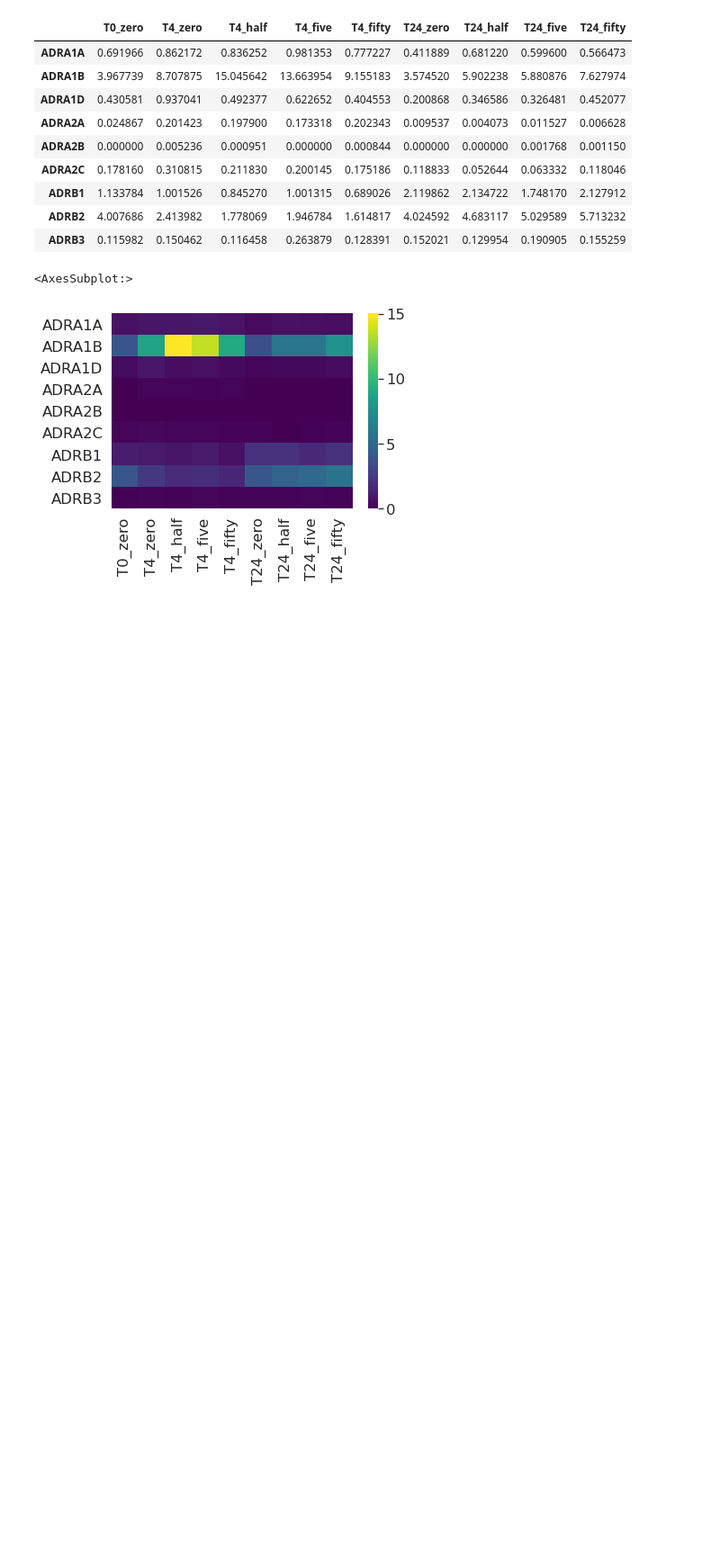
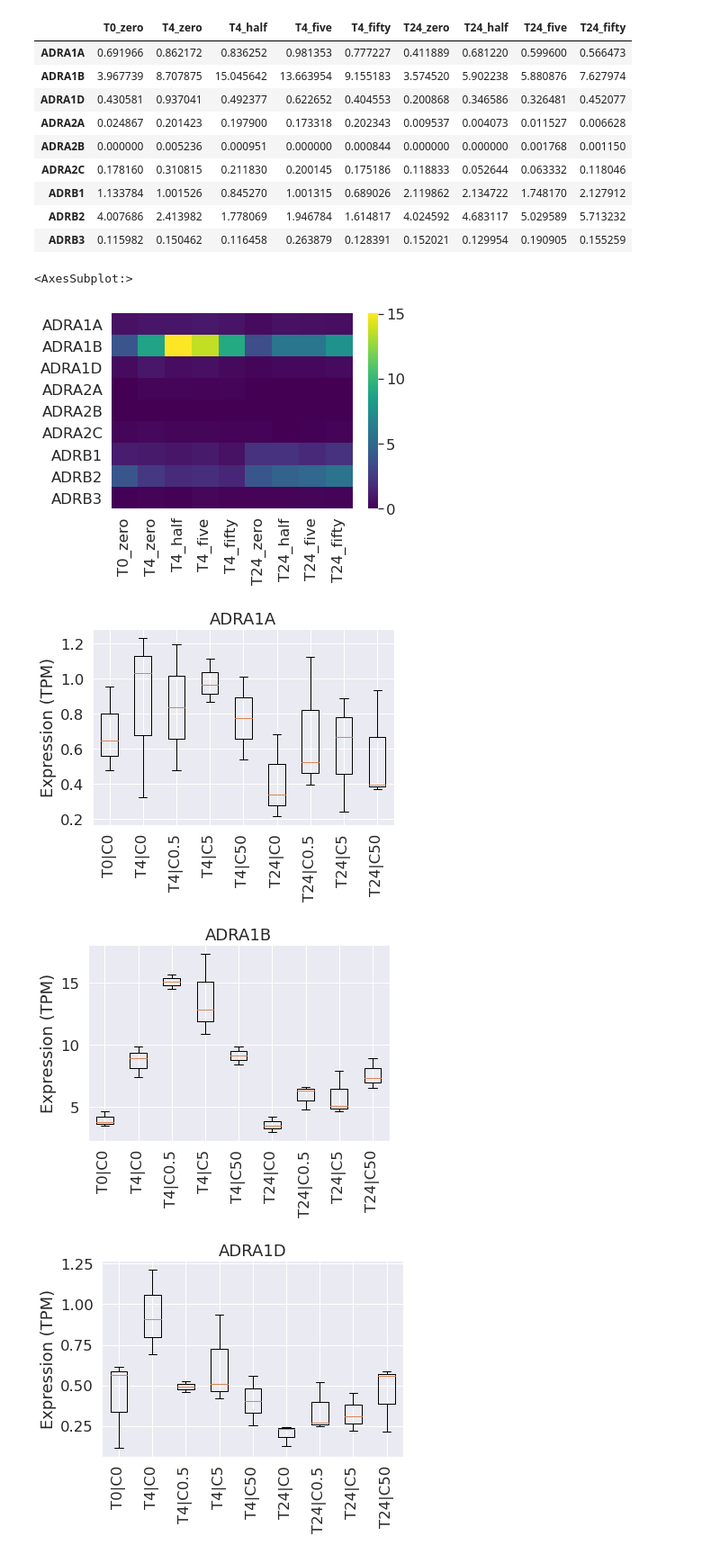
Before and after one commit to adelomana/vigur, a Jupyter notebook: transcriptomics/adrenergic_receptors/receptor_grapher.ipynb, the cells around one changed output. Shown at 90% size. Cells and saved outputs as stored; diff of their text form; code cells hidden in the pictures; blank space fills up the shorter version.

```diff
--- a/transcriptomics/adrenergic_receptors/receptor_grapher.ipynb
+++ b/transcriptomics/adrenergic_receptors/receptor_grapher.ipynb
@@ -279,0 +281,53 @@ seaborn.heatmap(TPM, cmap='viridis')
+# %%
+for ensembl in ensembl_IDs:
+
+    traj = []
+
+    sub_samples = metadata[(metadata['time'] == 'zero') & (metadata['treatment'] == 'zero')]
+    values = RE.loc[ensembl, sub_samples['sample']].to_list()
+    traj.append(values)
+
+    sub_samples = metadata[(metadata['time'] == 'four') & (metadata['treatment'] == 'zero')]
+    values = RE.loc[ensembl, sub_samples['sample']].to_list()
+    traj.append(values)
+
+    sub_samples = metadata[(metadata['time'] == 'four') & (metadata['treatment'] == 'half')]
+    values = RE.loc[ensembl, sub_samples['sample']].to_list()
+    traj.append(values)
+
+    sub_samples = metadata[(metadata['time'] == 'four') & (metadata['treatment'] == 'five')]
+    values = RE.loc[ensembl, sub_samples['sample']].to_list()
+    traj.append(values)
+
+    sub_samples = metadata[(metadata['time'] == 'four') & (metadata['treatment'] == 'fifty')]
+    values = RE.loc[ensembl, sub_samples['sample']].to_list()
+    traj.append(values)
+
+
+
+    sub_samples = metadata[(metadata['time'] == 'twentyfour') & (metadata['treatment'] == 'zero')]
+    values = RE.loc[ensembl, sub_samples['sample']].to_list()
+    traj.append(values)
+
+    sub_samples = metadata[(metadata['time'] == 'twentyfour') & (metadata['treatment'] == 'half')]
+    values = RE.loc[ensembl, sub_samples['sample']].to_list()
+    traj.append(values)
+
+    sub_samples = metadata[(metadata['time'] == 'twentyfour') & (metadata['treatment'] == 'five')]
+    values = RE.loc[ensembl, sub_samples['sample']].to_list()
+    traj.append(values)
+
+    sub_samples = metadata[(metadata['time'] == 'twentyfour') & (metadata['treatment'] == 'fifty')]
+    values = RE.loc[ensembl, sub_samples['sample']].to_list()
+    traj.append(values)
+
+
+    matplotlib.pyplot.boxplot(traj)
+    matplotlib.pyplot.xticks([1, 2, 3, 4, 5, 6, 7, 8, 9], ['T0|C0', 'T4|C0', 'T4|C0.5', 'T4|C5', 'T4|C50', 'T24|C0', 'T24|C0.5', 'T24|C5', 'T24|C50'], rotation=90)
+    matplotlib.pyplot.ylabel('Expression (TPM)')
+    matplotlib.pyplot.title(reverse_names[ensembl])
+    matplotlib.pyplot.show()
+# %% [output]
+[figure, added]
+[figure, added]
+[figure, added]
```
Also changed, not shown: parts of 2 cells of this notebook, 5 other files.
